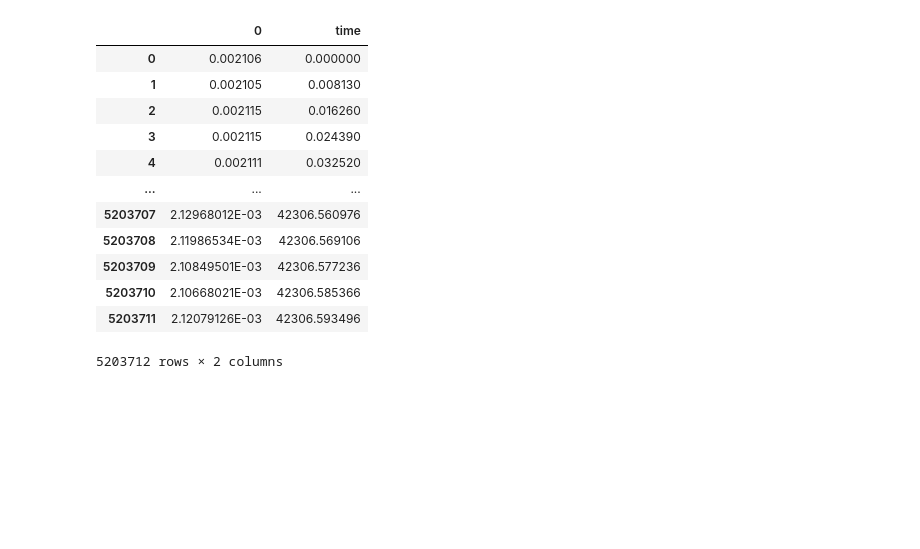
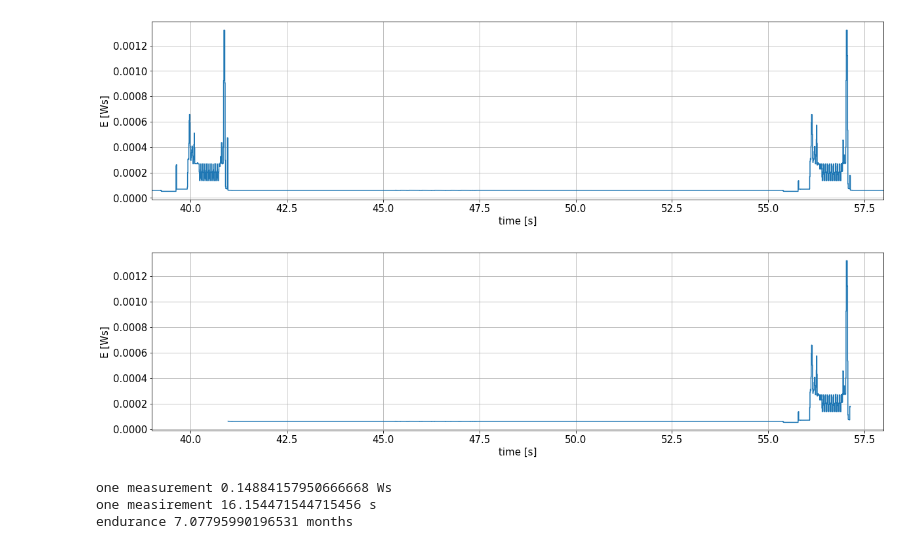
Before and after one commit to UniversalScientificTechnologies/SPACEDOS03, a Jupyter notebook: notebooks/powertest.ipynb, the cells around one changed output. Drawn from its saved outputs; the diff is of its cells as text; code cells hidden in the pictures; blank space fills up the shorter version.

Commit message:
battery endurance calculation

```diff
--- a/notebooks/powertest.ipynb
+++ b/notebooks/powertest.ipynb
@@ -29,16 +32,11 @@ plt.grid()
 # %%
-df
+plt.figure(figsize=(20,5))
+matplotlib.rcParams.update({'font.size': 15})
+
+plt.plot(df['time'], df[0]*3.5*(1/123), drawstyle='steps-mid')
+plt.xlim(39,58)
+plt.xlabel('time [s]')
+plt.ylabel('E [Ws]')
+plt.grid()
 # %% [output]
-|  | 0 | time |
-| 0 | 0.002106 | 0.000000 |
-| 1 | 0.002105 | 0.008130 |
-| 2 | 0.002115 | 0.016260 |
-| 3 | 0.002115 | 0.024390 |
-| 4 | 0.002111 | 0.032520 |
-| ... | ... | ... |
-| 5203707 | 2.12968012E-03 | 42306.560976 |
-| 5203708 | 2.11986534E-03 | 42306.569106 |
-| 5203709 | 2.10849501E-03 | 42306.577236 |
-| 5203710 | 2.10668021E-03 | 42306.585366 |
-| 5203711 | 2.12079126E-03 | 42306.593496 |
-5203712 rows × 2 columns
+[figure, added]
@@ -44,0 +46,11 @@ df
+# %%
+plt.figure(figsize=(20,5))
+matplotlib.rcParams.update({'font.size': 15})
+
+plt.plot(xx['time'], xx['energy'], drawstyle='steps-mid')
+plt.xlim(39,58)
+plt.xlabel('time [s]')
+plt.ylabel('E [Ws]')
+plt.grid()
+# %% [output]
+[figure, added]
@@ -44,0 +63,8 @@ df
+# %%
+print('one measurement', energy_one_measurement, 'Ws')
+print('one measirement', time_one_measurement, 's')
+print('endurance', endurance / 60 / 60 / 24 / 30.4 * 0.78, 'months')   # months
+# %% [output]
+one measurement 0.14884157950666668 Ws
+one measirement 16.154471544715456 s
+endurance 7.07795990196531 months
```
Also changed, not shown: parts of 5 cells of this notebook.
